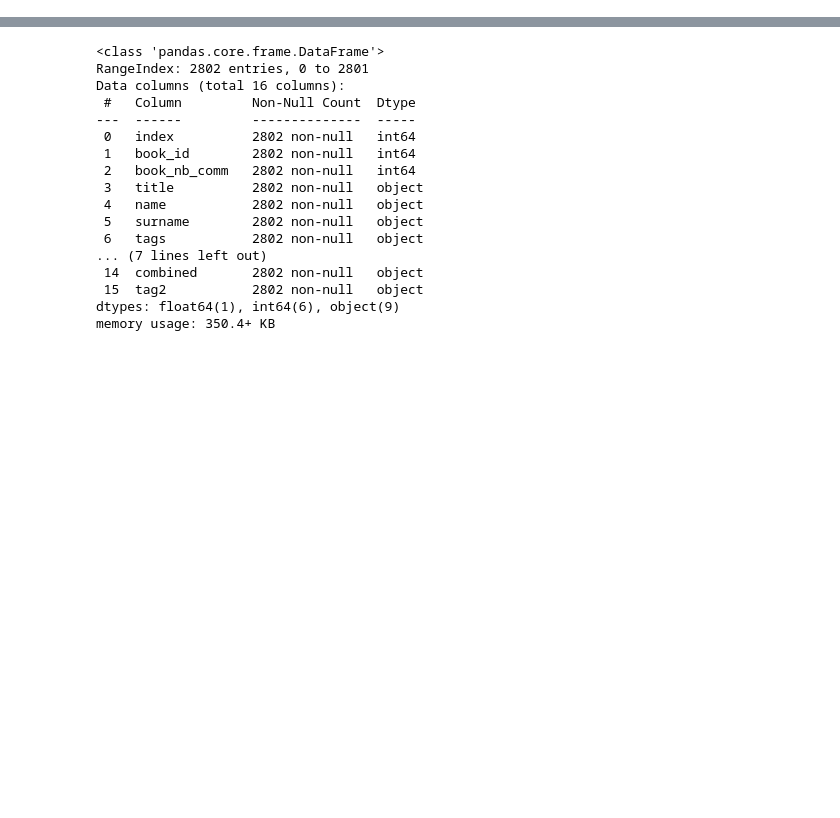
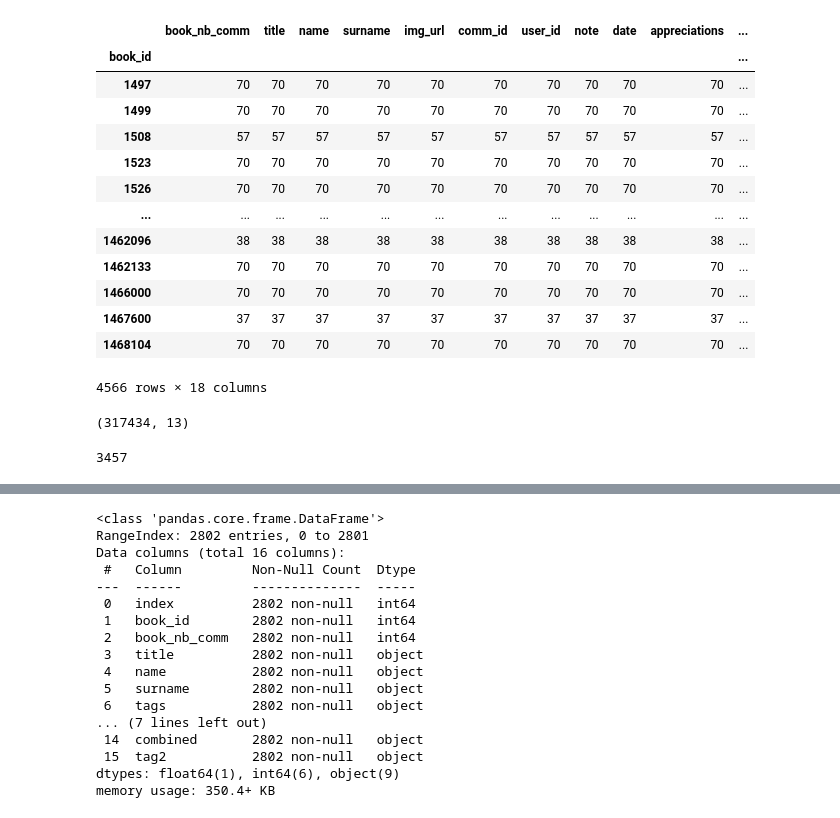
Before and after one commit to edtjulien/Books-recommendations, a Jupyter notebook: recommendation/reco-julien.ipynb, the cells around one changed output, grey strips where cells are left out. Drawn from its saved outputs; the diff is of its cells as text; code cells hidden in the pictures; blank space fills up the shorter version.

Commit message:
clean reco and better tags distance based on values

```diff
--- a/recommendation/reco-julien.ipynb
+++ b/recommendation/reco-julien.ipynb
@@ -11,4 +67,27 @@ from sklearn.feature_extraction.text import CountVectorizer
 
 # df.to_json("/Users/juliendefaut/Dev/Books-recommendations/output/list-books-noduplicate.json", orient='records', lines=True)
 # %%
-df = pd.read_json('/Users/juliendefaut/Dev/Books-recommendations/output/books-julien.json', lines=True)
+df = pd.read_json('../output/books-julien.json', lines=True)
+df_meta = pd.read_json('../output/books-meta-data.json', lines=True)
+# %%
+def merge_data_files(books_file_list:list, books_meta_file=None):
+    df_books = None
+
+    # fusion of mains books data files with comments
+    for filename in books_file_list:
+        df_books_temp = pd.read_json(filename, lines=True)
+        if df_books is None:
+            df_books = df_books_temp
+        else: df_books = pd.concat([df_books, df_books_temp])
+
+    df_books = df_books.drop(['tags'],axis=1)
+
+    # join to the meta data books file
+    df_meta = pd.read_json(books_meta_file, lines=True)
+    df_meta = df_meta.drop(['book_nb_comm', 'title', 'name', 'surname','img_url','book_date'],axis=1)
+    df_books = df_books.merge(df_meta, on='book_id', how='inner')
+
+    # todo : genre du profil per user_id
+    return df_books
+# %%
+df_comm = merge_data_files(['../output/books-julien.json','../output/books-rebecca.json'],'../output/books-meta-data.json')
@@ -14,0 +108,31 @@ df = pd.read_json('/Users/juliendefaut/Dev/Books-recommendations/output/books-ju
+# %%
+# group by per book
+def reduce_comm_to_books(df):
+    return df.copy().groupby('book_id').count()
+# %%
+df_books = reduce_comm_to_books(df_comm)
+df_books
+# %% [output]
+|  | book_nb_comm | title | name | surname | img_url | comm_id | user_id | note | date | appreciations | ... |
+| book_id |  |  |  |  |  |  |  |  |  |  | ... |
+| 1497 | 70 | 70 | 70 | 70 | 70 | 70 | 70 | 70 | 70 | 70 | ... |
+| 1499 | 70 | 70 | 70 | 70 | 70 | 70 | 70 | 70 | 70 | 70 | ... |
+| 1508 | 57 | 57 | 57 | 57 | 57 | 57 | 57 | 57 | 57 | 57 | ... |
+| 1523 | 70 | 70 | 70 | 70 | 70 | 70 | 70 | 70 | 70 | 70 | ... |
+| 1526 | 70 | 70 | 70 | 70 | 70 | 70 | 70 | 70 | 70 | 70 | ... |
+| ... | ... | ... | ... | ... | ... | ... | ... | ... | ... | ... | ... |
+| 1462096 | 38 | 38 | 38 | 38 | 38 | 38 | 38 | 38 | 38 | 38 | ... |
+| 1462133 | 70 | 70 | 70 | 70 | 70 | 70 | 70 | 70 | 70 | 70 | ... |
+| 1466000 | 70 | 70 | 70 | 70 | 70 | 70 | 70 | 70 | 70 | 70 | ... |
+| 1467600 | 37 | 37 | 37 | 37 | 37 | 37 | 37 | 37 | 37 | 37 | ... |
+| 1468104 | 70 | 70 | 70 | 70 | 70 | 70 | 70 | 70 | 70 | 70 | ... |
+4566 rows × 18 columns
+# %%
+df_final.shape
+# %% [output]
+(317434, 13)
+# %%
+vals = df['user_id'].value_counts()
+(vals > 10).sum()
+# %% [output]
+3457
```
Also changed, not shown: parts of 8 cells of this notebook, 5 other files.
